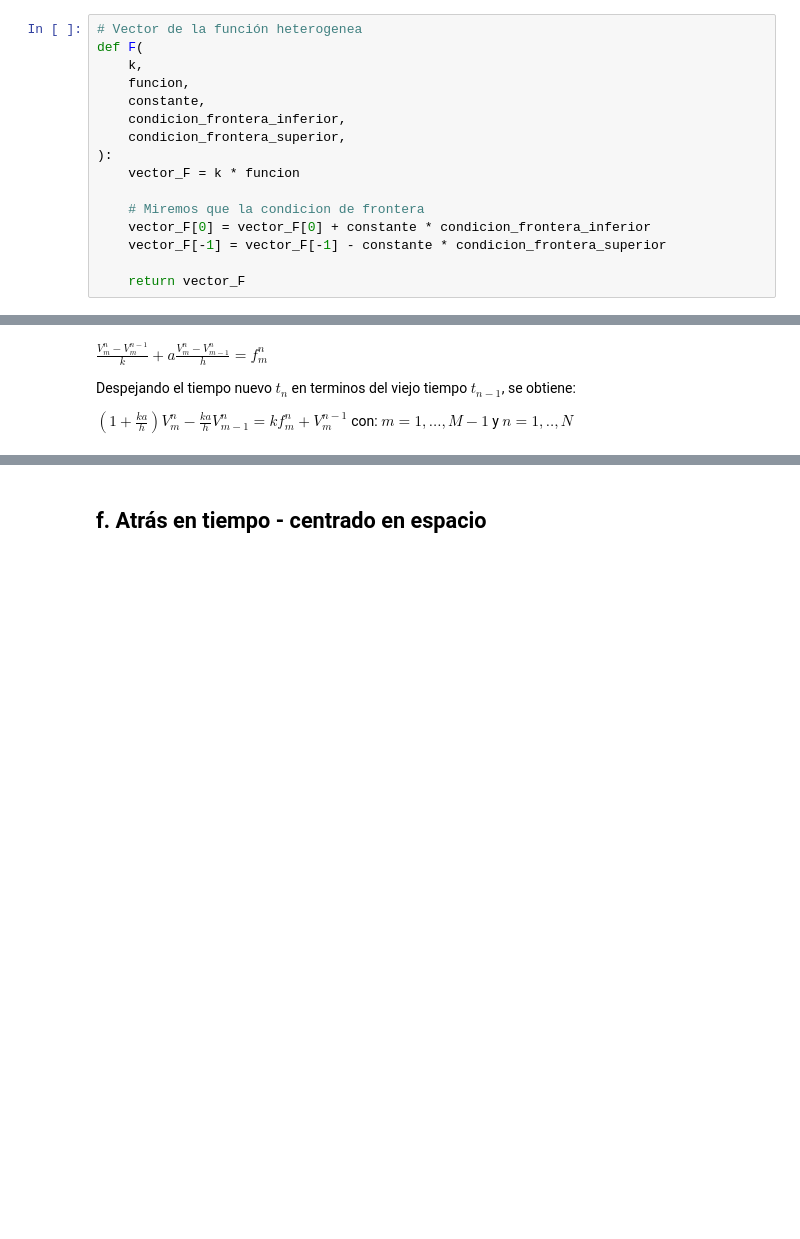
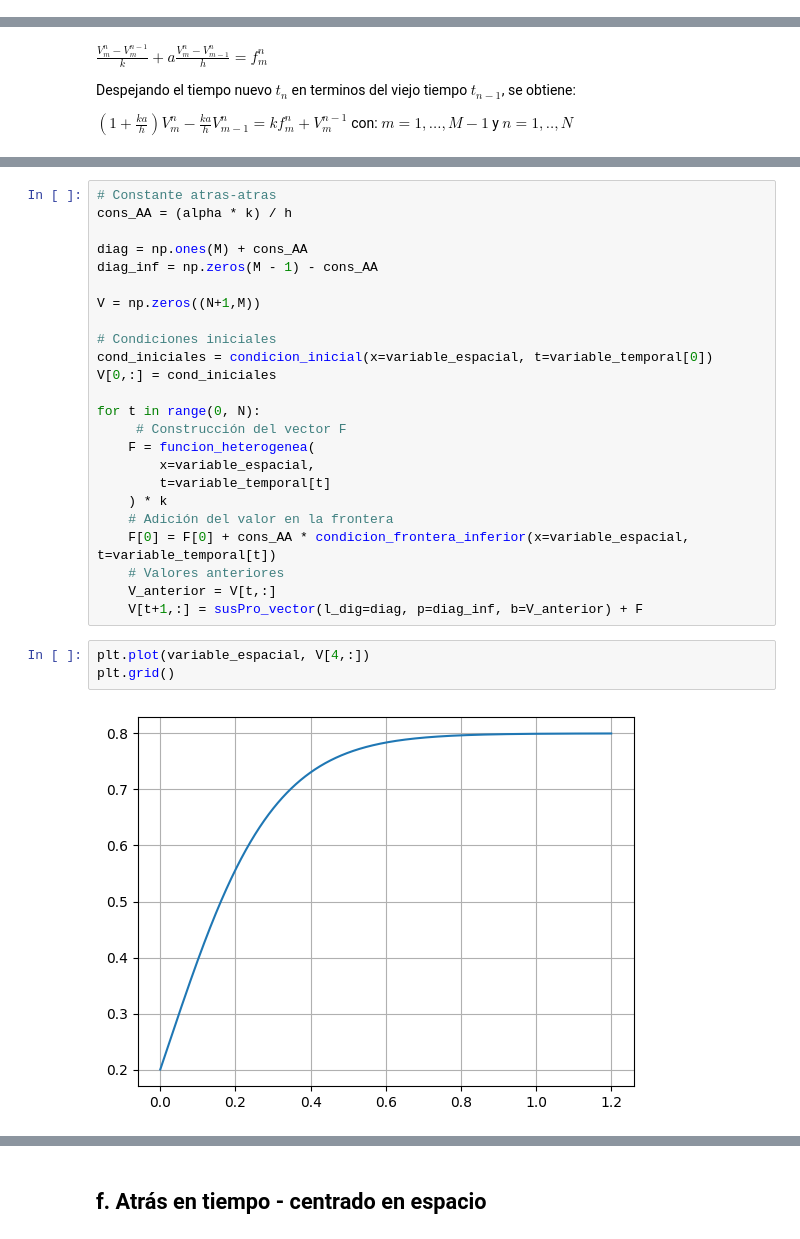
Before and after one commit to SamHuRo/solucion-numerica-de-EDP, a Jupyter notebook: Tareas/Tarea_02/Tarea_01-Samuel_Huertas.ipynb, the cells around one changed output, grey strips where cells are left out. Drawn from its saved outputs; the diff is of its cells as text; blank space fills up the shorter version.

```diff
--- a/Tareas/Tarea_02/Tarea_01-Samuel_Huertas.ipynb
+++ b/Tareas/Tarea_02/Tarea_01-Samuel_Huertas.ipynb
@@ -284,16 +278,0 @@ l, p, u = matrix_factorization_nxn(
-# %%
-# Vector de la función heterogenea
-def F(
-    k,
-    funcion,
-    constante,
-    condicion_frontera_inferior,
-    condicion_frontera_superior,
-):
-    vector_F = k * funcion
-
-    # Miremos que la condicion de frontera
-    vector_F[0] = vector_F[0] + constante * condicion_frontera_inferior
-    vector_F[-1] = vector_F[-1] - constante * condicion_frontera_superior
-
-    return vector_F
@@ -346,3 +399,32 @@ kf_m^n
 $
 
 </center>
+# %%
+# Constante atras-atras
+cons_AA = (alpha * k) / h
+
+diag = np.ones(M) + cons_AA
+diag_inf = np.zeros(M - 1) - cons_AA
+
+V = np.zeros((N+1,M))
+
+# Condiciones iniciales
+cond_iniciales = condicion_inicial(x=variable_espacial, t=variable_temporal[0])
+V[0,:] = cond_iniciales
+
+for t in range(0, N):
+     # Construcción del vector F
+    F = funcion_heterogenea(
+        x=variable_espacial,
+        t=variable_temporal[t]
+    ) * k
+    # Adición del valor en la frontera
+    F[0] = F[0] + cons_AA * condicion_frontera_inferior(x=variable_espacial, t=variable_temporal[t])
+    # Valores anteriores
+    V_anterior = V[t,:]
+    V[t+1,:] = susPro_vector(l_dig=diag, p=diag_inf, b=V_anterior) + F
+# %%
+plt.plot(variable_espacial, V[4,:])
+plt.grid()
+# %% [output]
+[figure, added]
```
Also changed, not shown: parts of 37 cells of this notebook, 7 other files.
